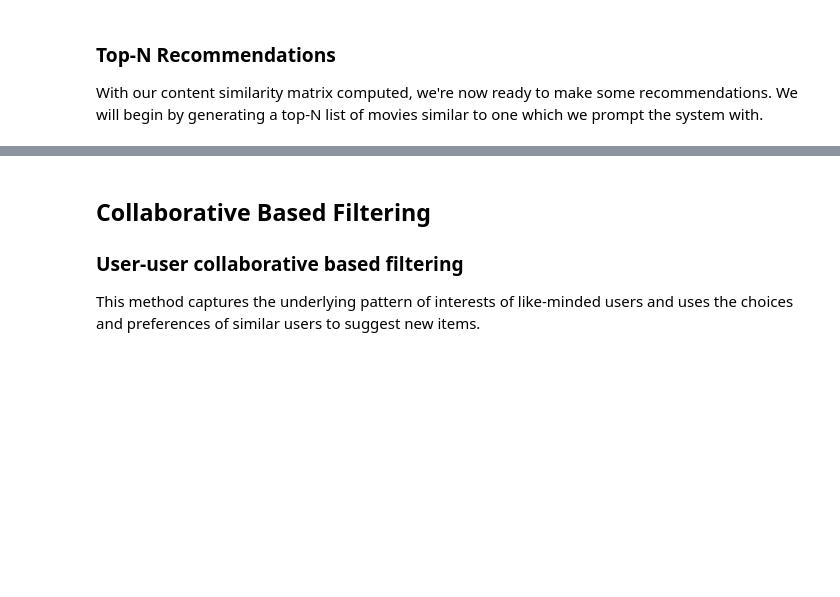
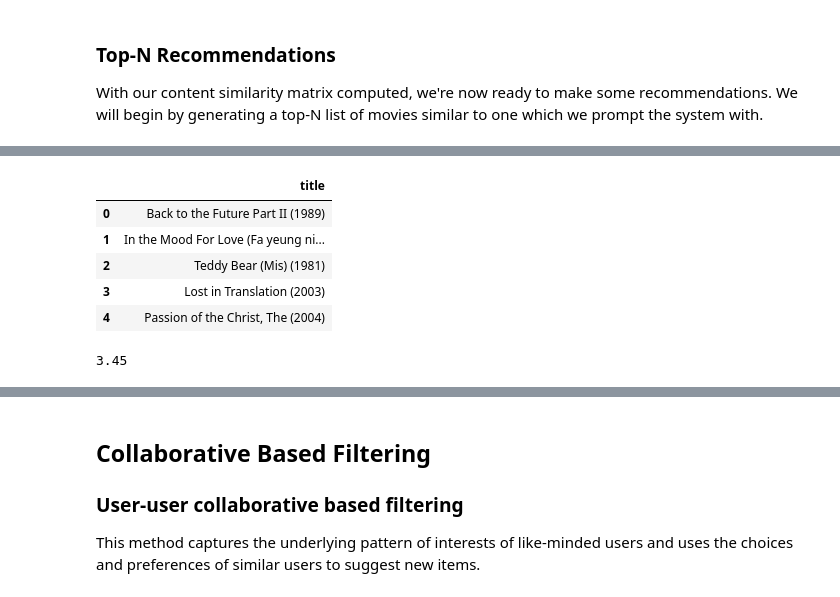
Before and after one commit to uncode1/Team-ZF5-unsupervised-predict-streamlit-template, a Jupyter notebook: notebook-team-zf5.ipynb, the cells around one changed output, grey strips where cells are left out. Saved outputs shown, nothing was run; the diff lists cells and outputs as text; code cells hidden in the pictures; blank space fills up the shorter version.

```diff
--- a/notebook-team-zf5.ipynb
+++ b/notebook-team-zf5.ipynb
@@ -475,7 +491,7 @@ df2['corpus'] = ''
 corpus = []
 
 # List of the columns we want to use to create our corpus
-columns = ['title_cast', 'director', 'plot_keywords', 'genres']
+columns = ['title_cast', 'plot_keywords', 'genres']
 
 # For each movie, combine the contents of the selected columns to form it's unique corpus
 for i in range(0, len(df2['movieId'])):
@@ -597,0 +598,6 @@ Name: title, dtype: object
+# %%
+if __name__ == '__main__':
+
+    keys = movies["movieId"].tolist()
+    values = movies["title"].to_list()
+    movie_id_title_dict = dict(zip(keys, values))
@@ -597,0 +616,10 @@ Name: title, dtype: object
+# %%
+title_df = pd.DataFrame({'title':[movie_id_title_dict[i] for i in test['movieId']]})
+title_df.head()
+# %% [output]
+|  | title |
+| 0 | Back to the Future Part II (1989) |
+| 1 | In the Mood For Love (Fa yeung ni... |
+| 2 | Teddy Bear (Mis) (1981) |
+| 3 | Lost in Translation (2003) |
+| 4 | Passion of the Christ, The (2004) |
@@ -597,0 +641,4 @@ Name: title, dtype: object
+# %%
+predict_rating('All Blossoms Again: Pedro Costa, Director (Tout refleurit: Pedro Costa, cinéaste) (2006)')
+# %% [output]
+3.45
```
Also changed, not shown: parts of 34 cells of this notebook.
